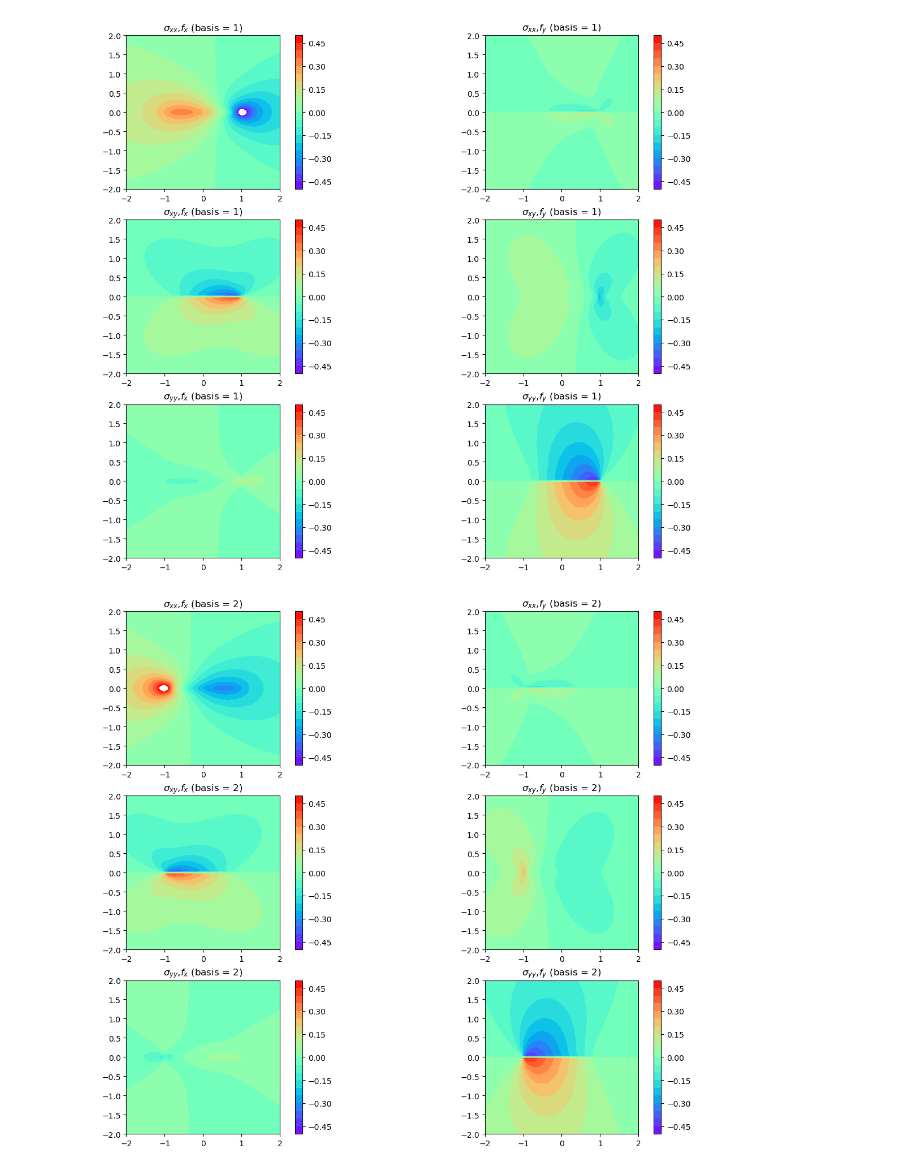
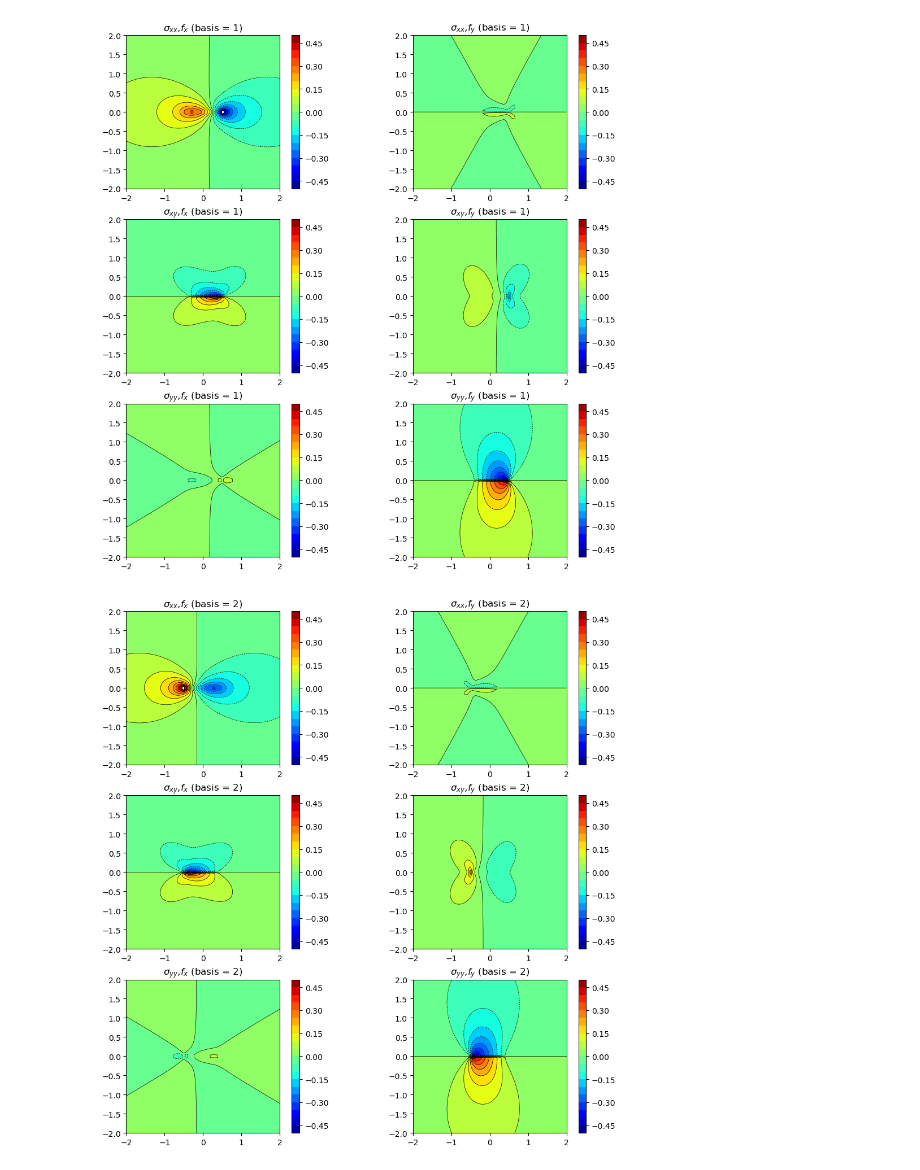
Before and after one commit to mallickrishg/bemcs, a Jupyter notebook: point_source/testing_linforcekernels_planestrain.ipynb, the cells around one changed output. Drawn from its saved outputs; the diff is of its cells as text; code cells hidden in the pictures.

Commit message:
benchmarked with comparison to MATLAB function and constant force kernels

```diff
--- a/point_source/testing_linforcekernels_planestrain.ipynb
+++ b/point_source/testing_linforcekernels_planestrain.ipynb
@@ -15,7 +15,7 @@ def lin_force_kernel_fs(x, y, xf, yf, w, nu, mu):
     w : float
         Source element half-length
     nu, mu : float
-        Elastic parameters
+        Elastic parameters (Poisson's ratio and Shear Modulus)
 
     Returns:
     Disp : ndarray
@@ -29,10 +29,7 @@ def lin_force_kernel_fs(x, y, xf, yf, w, nu, mu):
     xo = x - xf
     yo = y - yf
 
-    fx = 1
-    fy = 1
-
-    # Helper functions
+    # Displacement kernels
     def ux_1(fx, fy, w):
         term1 = (
             (1 / 8)
@@ -244,7 +241,6 @@ def lin_force_kernel_fs(x, y, xf, yf, w, nu, mu):
         return term1_fx + term2_fy
 
     # Stress kernels
-    # σxy
     def sxy_1(fx, fy, w):
         term1 = (
             (-1 / 8)
@@ -481,18 +477,18 @@ def lin_force_kernel_fs(x, y, xf, yf, w, nu, mu):
     Stress = np.zeros((Nobs, 3, 2, 2))
 
     # fx kernels
-    Disp[:, 0, 0, :] = np.hstack([ux_1(fx, 0, w), ux_2(fx, 0, w)])
-    Disp[:, 1, 0, :] = np.hstack([uy_1(fx, 0, w), uy_2(fx, 0, w)])
-    Stress[:, 0, 0, :] = np.hstack([sxx_1(fx, 0, w), sxx_2(fx, 0, w)])
-    Stress[:, 1, 0, :] = np.hstack([sxy_1(fx, 0, w), sxy_2(fx, 0, w)])
-    Stress[:, 2, 0, :] = np.hstack([syy_1(fx, 0, w), syy_2(fx, 0, w)])
+    Disp[:, 0, 0, :] = np.hstack([ux_1(1, 0, w), ux_2(1, 0, w)])
+    Disp[:, 1, 0, :] = np.hstack([uy_1(1, 0, w), uy_2(1, 0, w)])
+    Stress[:, 0, 0, :] = np.hstack([sxx_1(1, 0, w), sxx_2(1, 0, w)])
+    Stress[:, 1, 0, :] = np.hstack([sxy_1(1, 0, w), sxy_2(1, 0, w)])
+    Stress[:, 2, 0, :] = np.hstack([syy_1(1, 0, w), syy_2(1, 0, w)])
 
     # fy kernels
-    Disp[:, 0, 1, :] = np.hstack([ux_1(0, fy, w), ux_2(0, fy, w)])
-    Disp[:, 1, 1, :] = np.hstack([uy_1(0, fy, w), uy_2(0, fy, w)])
-    Stress[:, 0, 1, :] = np.hstack([sxx_1(0, fy, w), sxx_2(0, fy, w)])
-    Stress[:, 1, 1, :] = np.hstack([sxy_1(0, fy, w), sxy_2(0, fy, w)])
-    Stress[:, 2, 1, :] = np.hstack([syy_1(0, fy, w), syy_2(0, fy, w)])
+    Disp[:, 0, 1, :] = np.hstack([ux_1(0, 1, w), ux_2(0, 1, w)])
+    Disp[:, 1, 1, :] = np.hstack([uy_1(0, 1, w), uy_2(0, 1, w)])
+    Stress[:, 0, 1, :] = np.hstack([sxx_1(0, 1, w), sxx_2(0, 1, w)])
+    Stress[:, 1, 1, :] = np.hstack([sxy_1(0, 1, w), sxy_2(0, 1, w)])
+    Stress[:, 2, 1, :] = np.hstack([syy_1(0, 1, w), syy_2(0, 1, w)])
 
     return Disp, Stress
 # %%
@@ -513,7 +509,7 @@ Dkernels, Skernels = lin_force_kernel_fs(
     y_grid.reshape(-1, 1),
     xf=x_offset,
     yf=y_offset,
-    w=1,
+    w=0.5,
     nu=nu,
     mu=mu,
 )
@@ -548,34 +544,43 @@ for count in range(0, 2):
 for count in range(0, 2):
     basisfunc = count
 
-    plt.figure(count + 1, figsize=(15, 12))
+    plt.figure(count + 1, figsize=(12, 12))
     for i in range(0, 3):
         for j in range(0, 2):
             plotval = i * 2 + j + 1
             toplot = Skernels[:, i, j, basisfunc]
             plt.subplot(3, 2, plotval)
             plt.contourf(
                 x_grid,
                 y_grid,
                 toplot.reshape(ny, nx),
-                cmap="rainbow",
+                cmap="jet",
                 levels=np.linspace(-0.5, 0.5, 21),
             )
             plt.colorbar()
+            plt.contour(
+                x_grid,
+                y_grid,
+                toplot.reshape(ny, nx),
+                colors="k",
+                levels=np.linspace(-0.5, 0.5, 21),
+                linewidths=0.5,
+            )
+
             plt.clim([-0.5, 0.5])
             if i == 0:
                 str1 = "$\sigma_{xx}$"
             elif i == 1:
                 str1 = "$\sigma_{xy}$"
             else:
                 str1 = "$\sigma_{yy}$"
             if j == 0:
                 str2 = "$f_x$"
             else:
                 str2 = "$f_y$"
             plt.title(str1 + "," + str2 + " (basis = " + str(basisfunc + 1) + ")")
             plt.gca().set_aspect("equal", adjustable="box")
     plt.show()
 # %% [output]
-[figure, old version]
+[figure, new version]
-[figure, old version]
+[figure, new version]
```
Also changed, not shown: parts of 1 cell of this notebook.
